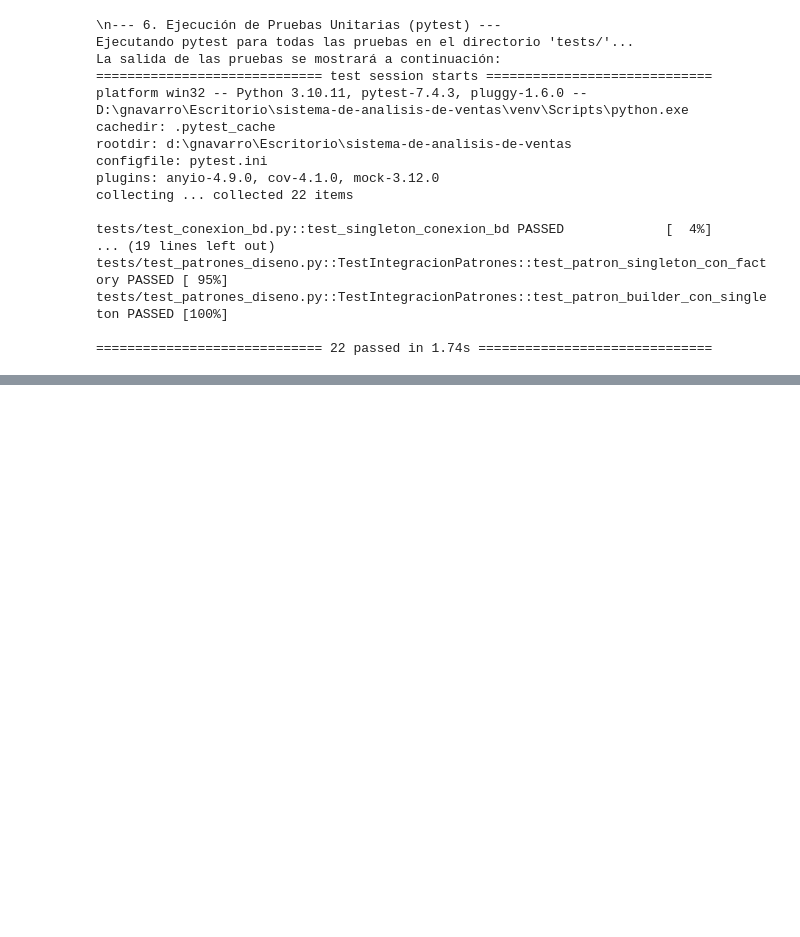
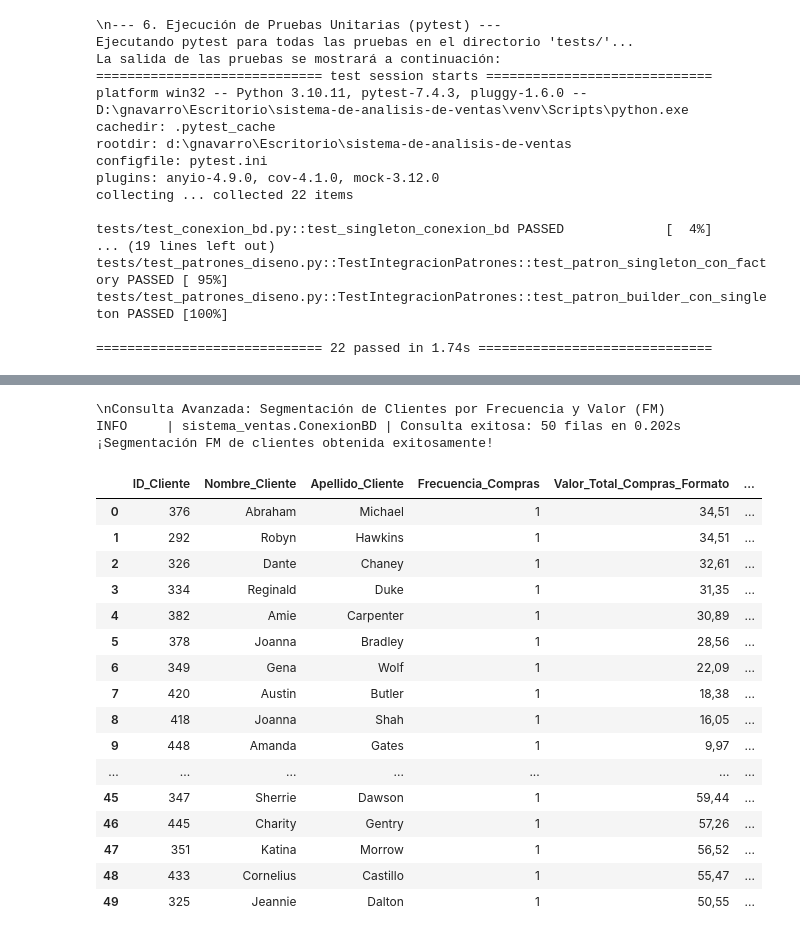
Before and after one commit to gnavarrolema/sistema-de-analisis-de-ventas, a Jupyter notebook: demostracion_sistema.ipynb, the cells around one changed output, grey strips where cells are left out. Cells and saved outputs as stored; diff of their text form; code cells hidden in the pictures; blank space fills up the shorter version.

Commit message:
feat: Implementar consulta SQL para segmentacion FM de clientes

```diff
--- a/demostracion_sistema.ipynb
+++ b/demostracion_sistema.ipynb
@@ -432,3 +432,77 @@ INFO     | sistema_ventas.ConexionBD | Consulta exitosa: 23 filas en 0.049s
 | 20 | Janet | Flowers | 5.0 | 260,00 | 21 | ... |
 | 21 | Katina | Marks | 6.0 | 216,39 | 22 | ... |
 | 22 | Bernard | Moody | 4.0 | 208,09 | 23 | ... |
+# %%
+# Consulta Avanzada 2: Segmentación de Clientes FM
+# Esta segmentación ayuda a entender diferentes grupos de clientes (ej. los más leales y valiosos, los que compran esporádicamente, etc.) para dirigir estrategias de marketing o fidelización.
+consulta_segmentacion_fm_sql = """
+WITH ResumenComprasCliente AS (
+    SELECT
+        c.CustomerID AS ID_Cliente,
+        c.FirstName AS Nombre_Cliente,
+        c.LastName AS Apellido_Cliente,
+        COUNT(DISTINCT s.SalesID) AS Frecuencia_Compras,
+        SUM(s.Quantity * p.Price * (1 - IFNULL(s.Discount, 0))) AS Valor_Total_Compras
+    FROM Sales s
+    JOIN Products p ON s.ProductID = p.ProductID
+    JOIN Customers c ON s.CustomerID = c.CustomerID
+    GROUP BY
+        c.CustomerID, c.FirstName, c.LastName
+),
+SegmentacionFM_Clientes AS (
+    SELECT
+        ID_Cliente,
+        Nombre_Cliente,
+        Apellido_Cliente,
+        Frecuencia_Compras,
+        Valor_Total_Compras,
+        NTILE(4) OVER (ORDER BY Frecuencia_Compras DESC) AS Cuartil_Frecuencia,
+        NTILE(4) OVER (ORDER BY Valor_Total_Compras DESC) AS Cuartil_Valor
+    FROM ResumenComprasCliente
+    WHERE Valor_Total_Compras > 0
+)
+SELECT
+    ID_Cliente,
+    Nombre_Cliente,
+    Apellido_Cliente,
+    Frecuencia_Compras,
+    FORMAT(Valor_Total_Compras, 2, 'es_AR') AS Valor_Total_Compras_Formato,
+    Cuartil_Frecuencia,
+    Cuartil_Valor,
+    CONCAT('F', Cuartil_Frecuencia, '-V', Cuartil_Valor) AS Segmento_FM
+FROM SegmentacionFM_Clientes
+ORDER BY
+    Cuartil_Valor DESC, Cuartil_Frecuencia DESC, Valor_Total_Compras DESC
+LIMIT 50; -- Para visualización en el notebook
+"""
+print("\\nConsulta Avanzada: Segmentación de Clientes por Frecuencia y Valor (FM)")
+df_segmentacion_fm = conector_bd1.ejecutar_consulta(consulta_segmentacion_fm_sql)
+
+if df_segmentacion_fm is not None and not df_segmentacion_fm.empty:
+    print("¡Segmentación FM de clientes obtenida exitosamente!")
+    display(df_segmentacion_fm)
+elif df_segmentacion_fm is not None:
+    print("La consulta de segmentación FM se ejecutó pero no arrojó resultados.")
+else:
+    print("No se pudo obtener la segmentación FM de clientes.")
+# %% [output]
+\nConsulta Avanzada: Segmentación de Clientes por Frecuencia y Valor (FM)
+INFO     | sistema_ventas.ConexionBD | Consulta exitosa: 50 filas en 0.202s
+¡Segmentación FM de clientes obtenida exitosamente!
+|  | ID_Cliente | Nombre_Cliente | Apellido_Cliente | Frecuencia_Compras | Valor_Total_Compras_Formato | ... |
+| 0 | 376 | Abraham | Michael | 1 | 34,51 | ... |
+| 1 | 292 | Robyn | Hawkins | 1 | 34,51 | ... |
+| 2 | 326 | Dante | Chaney | 1 | 32,61 | ... |
+| 3 | 334 | Reginald | Duke | 1 | 31,35 | ... |
+| 4 | 382 | Amie | Carpenter | 1 | 30,89 | ... |
+| 5 | 378 | Joanna | Bradley | 1 | 28,56 | ... |
+| 6 | 349 | Gena | Wolf | 1 | 22,09 | ... |
+| 7 | 420 | Austin | Butler | 1 | 18,38 | ... |
+| 8 | 418 | Joanna | Shah | 1 | 16,05 | ... |
+| 9 | 448 | Amanda | Gates | 1 | 9,97 | ... |
+| ... | ... | ... | ... | ... | ... | ... |
+| 45 | 347 | Sherrie | Dawson | 1 | 59,44 | ... |
+| 46 | 445 | Charity | Gentry | 1 | 57,26 | ... |
+| 47 | 351 | Katina | Morrow | 1 | 56,52 | ... |
+| 48 | 433 | Cornelius | Castillo | 1 | 55,47 | ... |
+| 49 | 325 | Jeannie | Dalton | 1 | 50,55 | ... |
```
